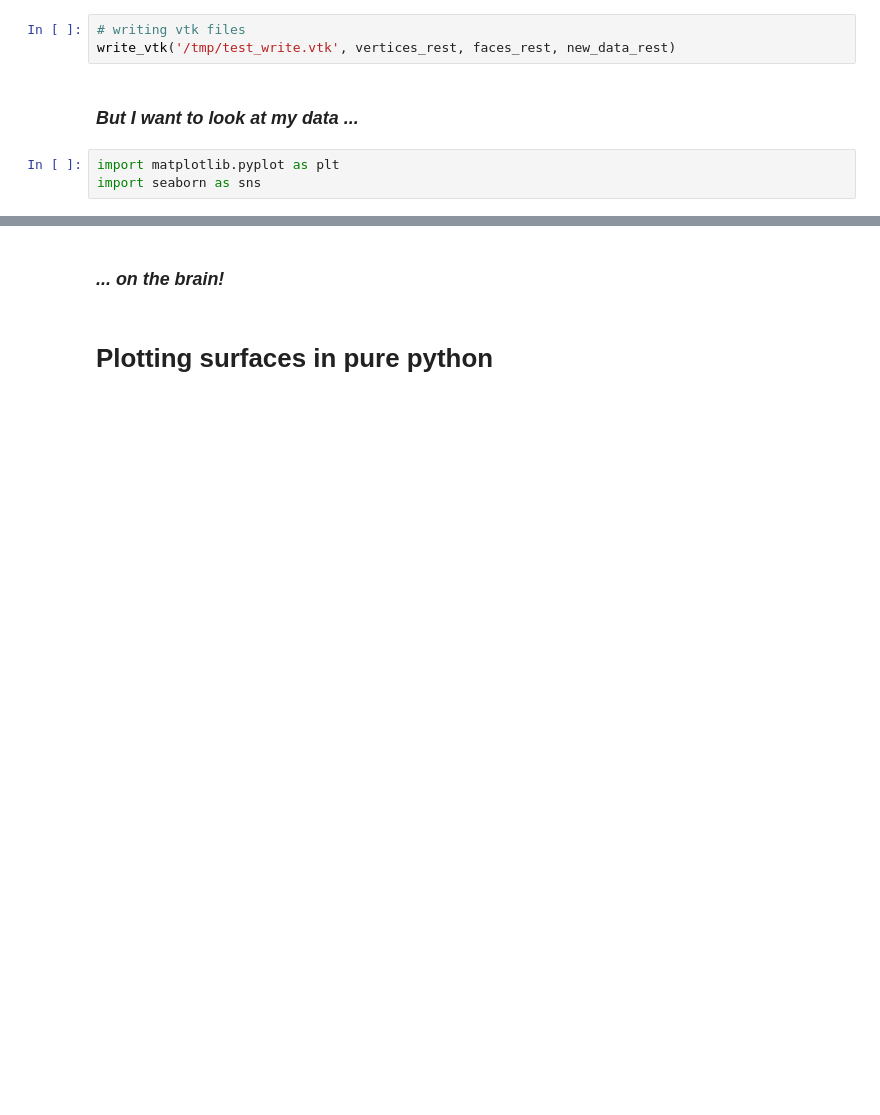
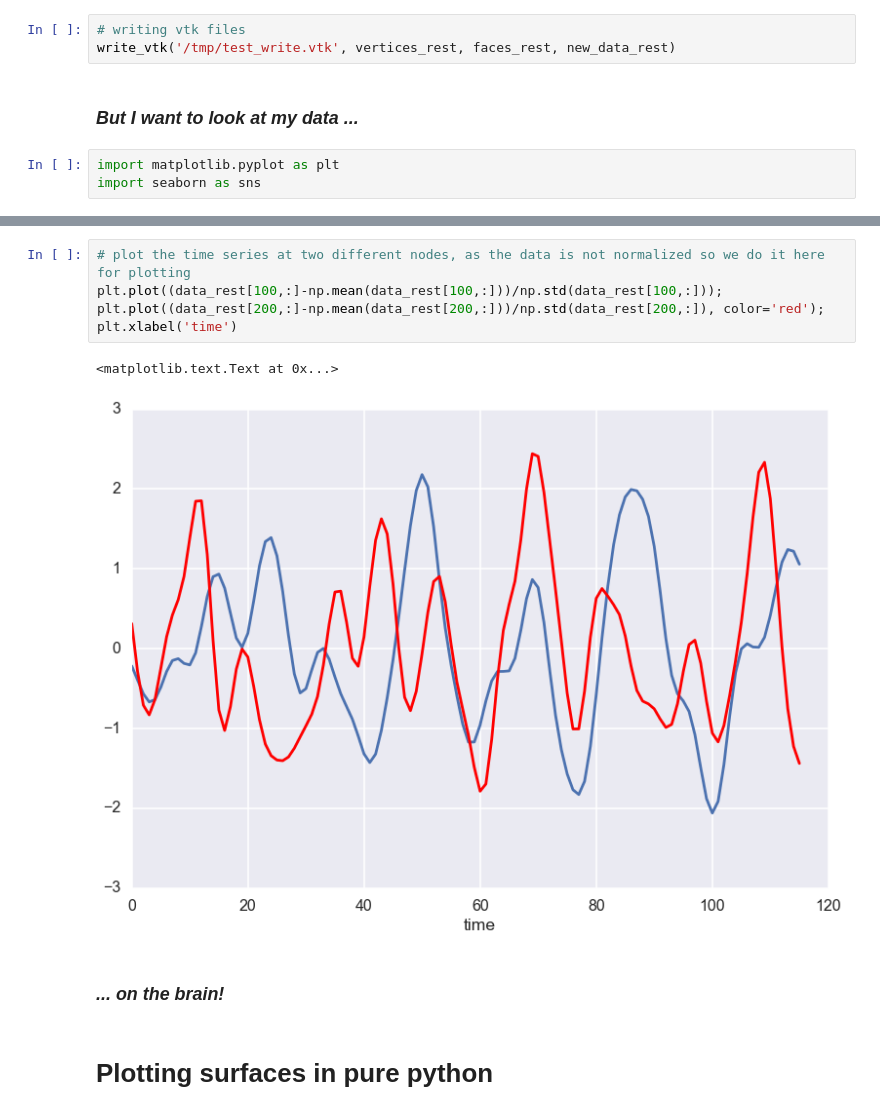
Before and after one commit to juhuntenburg/cbspython_surf, a Jupyter notebook: freesurfer_free.ipynb, the cells around one changed output, grey strips where cells are left out. Cells and saved outputs as stored; diff of their text form; blank space fills up the shorter version.

```diff
--- a/freesurfer_free.ipynb
+++ b/freesurfer_free.ipynb
@@ -45,3 +70,11 @@ plt.xlabel('time')
+# %%
+# plot the time series at two different nodes, as the data is not normalized so we do it here for plotting
+plt.plot((data_rest[100,:]-np.mean(data_rest[100,:]))/np.std(data_rest[100,:]));
+plt.plot((data_rest[200,:]-np.mean(data_rest[200,:]))/np.std(data_rest[200,:]), color='red');
+plt.xlabel('time')
+# %% [output]
+<matplotlib.text.Text at 0x...>
+[figure, added]
 # %% [markdown]
 ### *... on the brain!*
 # %% [markdown]
```
Also changed, not shown: parts of 16 cells of this notebook, 2 other files.
